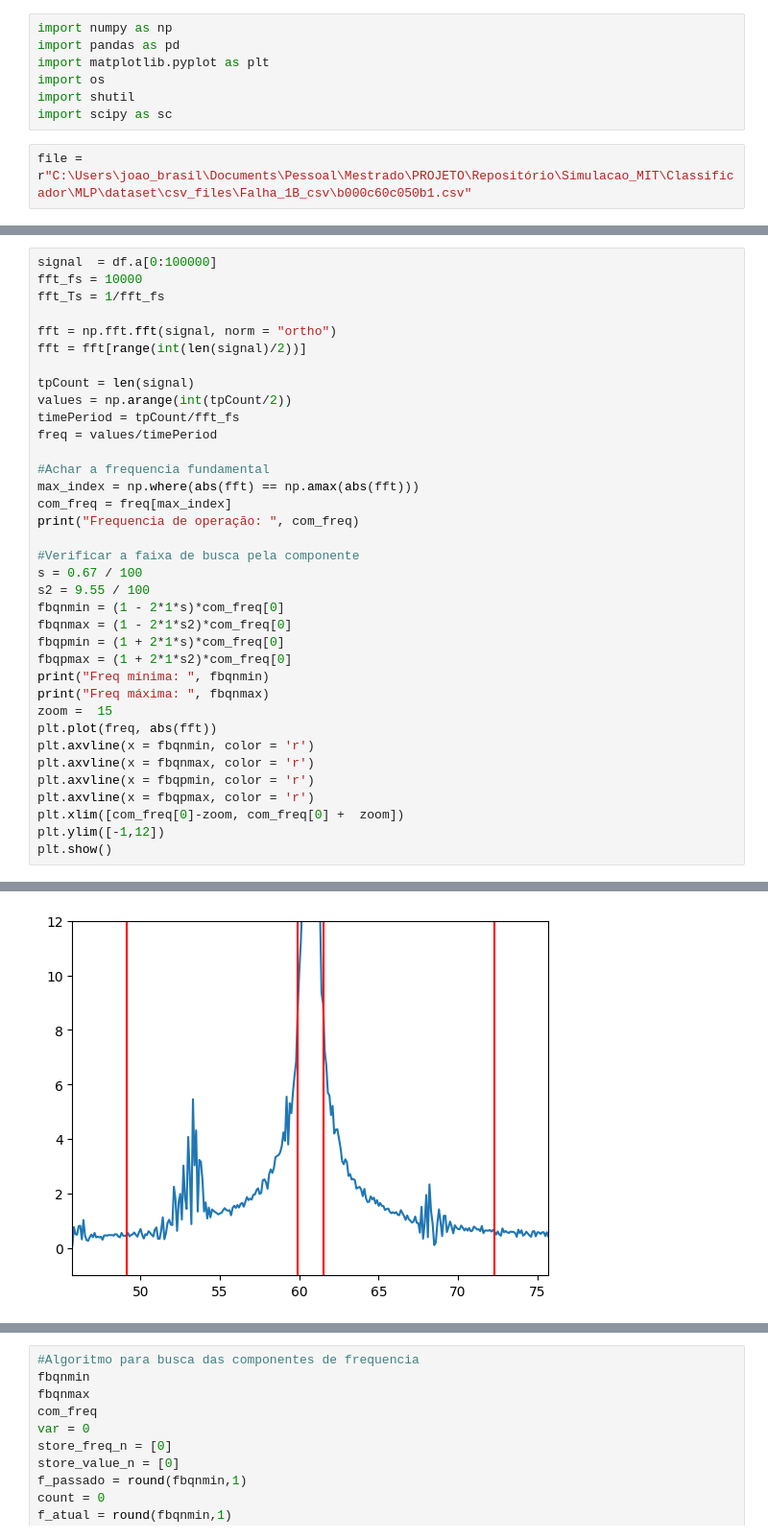
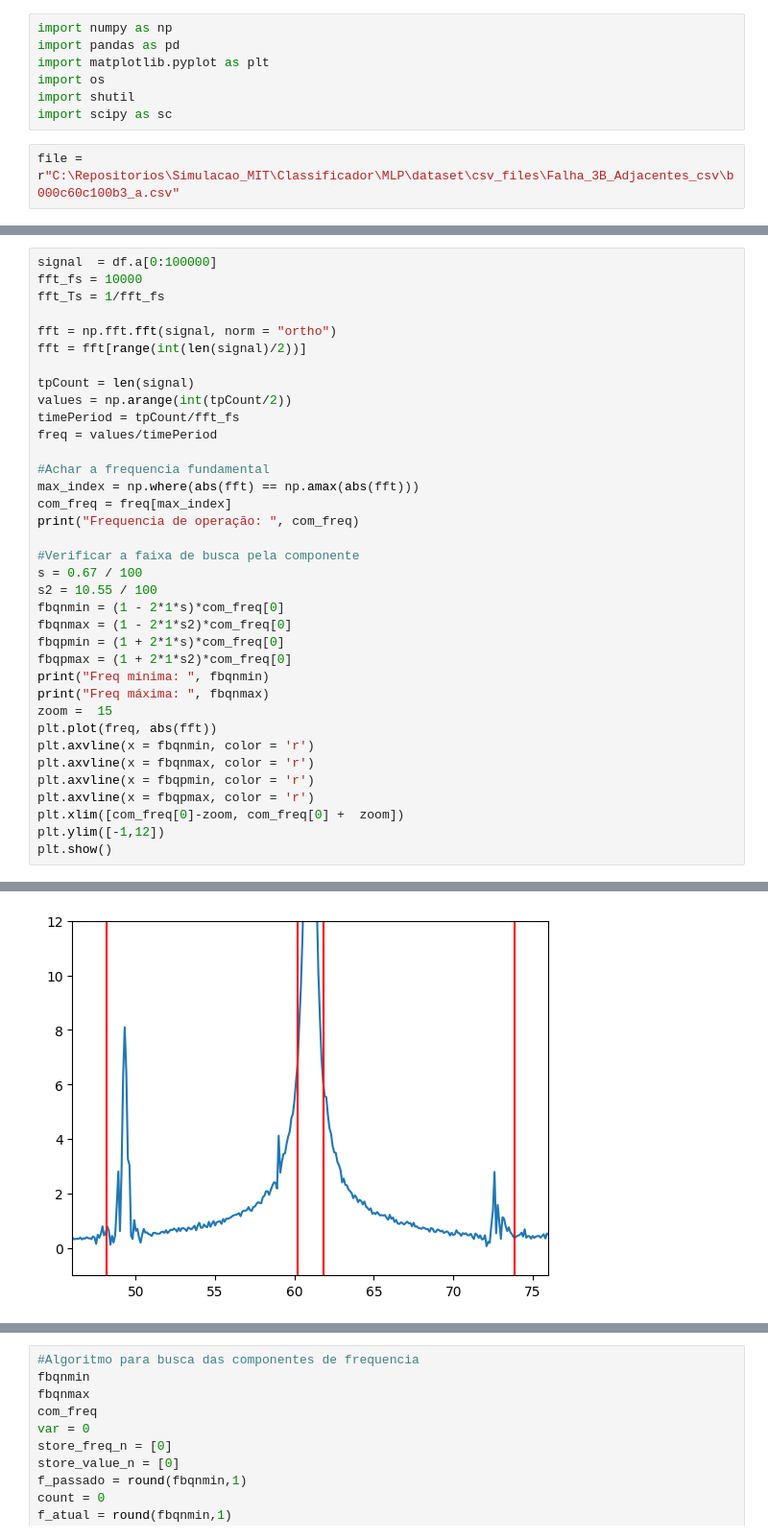
Before and after one commit to joaopedrobl/Simulacao_MIT, a Jupyter notebook: Classificador/MLP/dataset/find_components.ipynb, the cells around one changed output, grey strips where cells are left out. Shown at 96% size. Drawn from its saved outputs; the diff is of its cells as text.

```diff
--- a/Classificador/MLP/dataset/find_components.ipynb
+++ b/Classificador/MLP/dataset/find_components.ipynb
@@ -6,7 +6,7 @@ import os
 import shutil
 import scipy as sc
 # %%
-file = r"C:\Users\joao_brasil\Documents\Pessoal\Mestrado\PROJETO\Repositório\Simulacao_MIT\Classificador\MLP\dataset\csv_files\Falha_1B_csv\b000c60c050b1.csv"
+file = r"C:\Repositorios\Simulacao_MIT\Classificador\MLP\dataset\csv_files\Falha_3B_Adjacentes_csv\b000c60c100b3_a.csv"
 # %%
 df = pd.read_csv(file, usecols = ["a", "b", "c"])
 df
@@ -44,7 +44,7 @@ print("Frequencia de operação: ", com_freq)
 
 #Verificar a faixa de busca pela componente
 s = 0.67 / 100
-s2 = 9.55 / 100
+s2 = 10.55 / 100
 fbqnmin = (1 - 2*1*s)*com_freq[0]
 fbqnmax = (1 - 2*1*s2)*com_freq[0]
 fbqpmin = (1 + 2*1*s)*com_freq[0]
@@ -67,4 +67,4 @@ Freq máxima:  49.1063
-[figure, old version]
+[figure, new version]
 # %%
 fft_df = pd.DataFrame(abs(fft), columns = ["a"])
 # fft_df = fft_df.rolling(30).mean()
```
Also changed, not shown: parts of 14 cells of this notebook.
